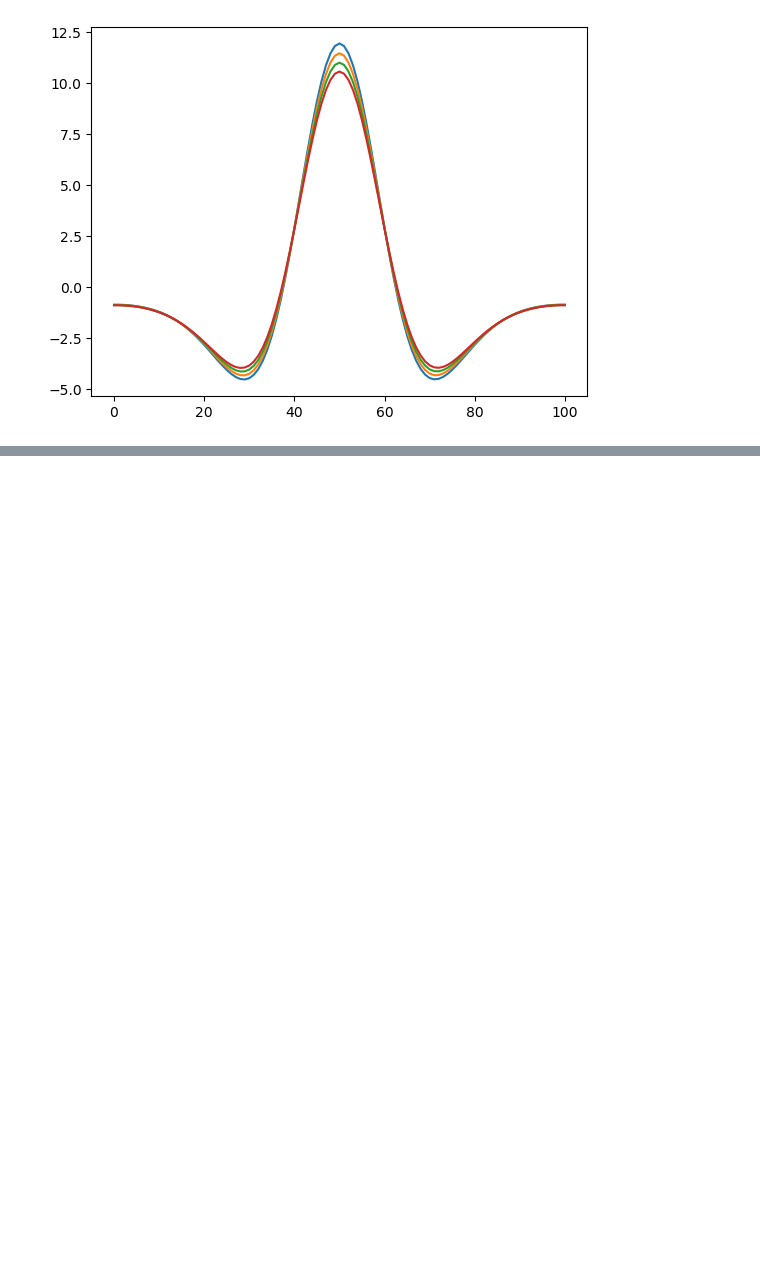
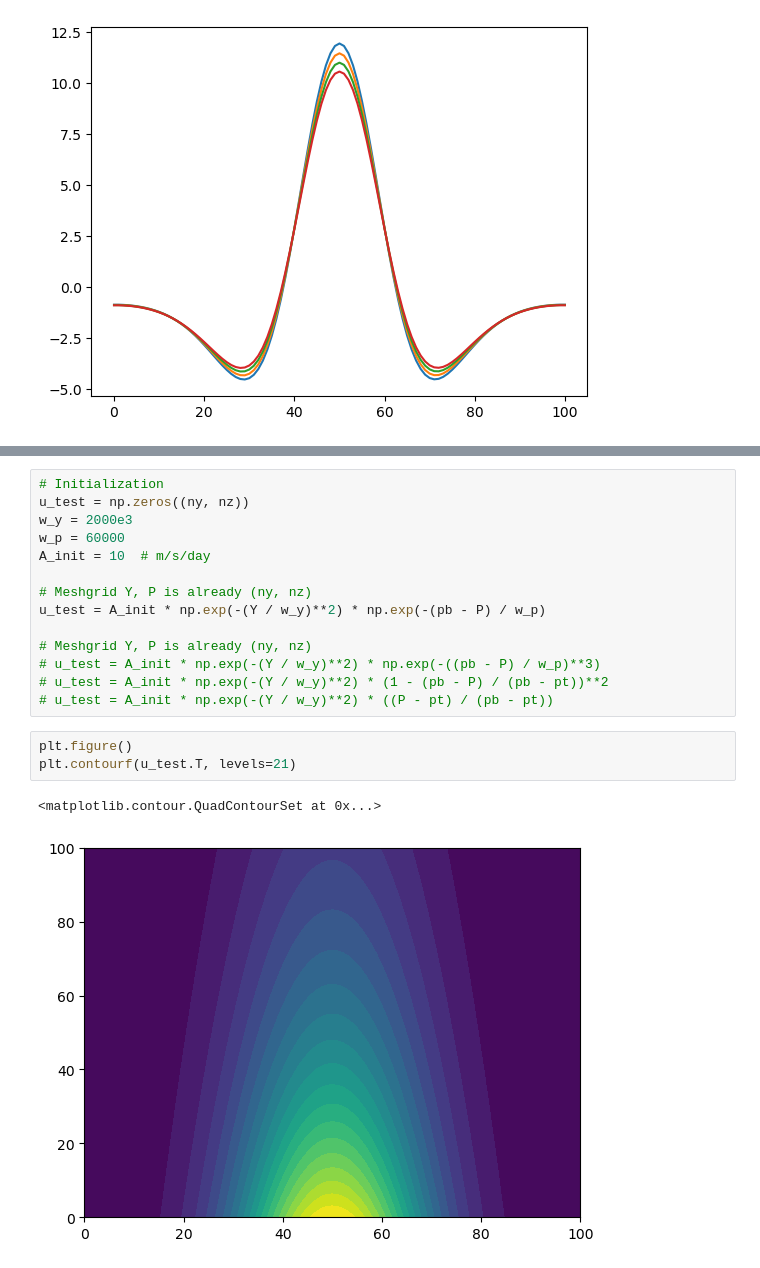
Before and after one commit to PeterChang1023/Eddy_closure, a Jupyter notebook: Robinson_2000.ipynb, the cells around one changed output, grey strips where cells are left out. Saved outputs shown, nothing was run; the diff lists cells and outputs as text; blank space fills up the shorter version.

Commit message:
v5.1.2
initial guess is sensitive

```diff
--- a/Robinson_2000.ipynb
+++ b/Robinson_2000.ipynb
@@ -1687,0 +1727,20 @@ plt.plot(-5 * 1e6* d2vqb_dy2)
+# %%
+# Initialization
+u_test = np.zeros((ny, nz))
+w_y = 2000e3
+w_p = 60000
+A_init = 10  # m/s/day
+
+# Meshgrid Y, P is already (ny, nz)
+u_test = A_init * np.exp(-(Y / w_y)**2) * np.exp(-(pb - P) / w_p)
+
+# Meshgrid Y, P is already (ny, nz)
+# u_test = A_init * np.exp(-(Y / w_y)**2) * np.exp(-((pb - P) / w_p)**3)
+# u_test = A_init * np.exp(-(Y / w_y)**2) * (1 - (pb - P) / (pb - pt))**2
+# u_test = A_init * np.exp(-(Y / w_y)**2) * ((P - pt) / (pb - pt))
+# %%
+plt.figure()
+plt.contourf(u_test.T, levels=21)
+# %% [output]
+<matplotlib.contour.QuadContourSet at 0x...>
+[figure, added]
```
Also changed, not shown: parts of 3 cells of this notebook.
